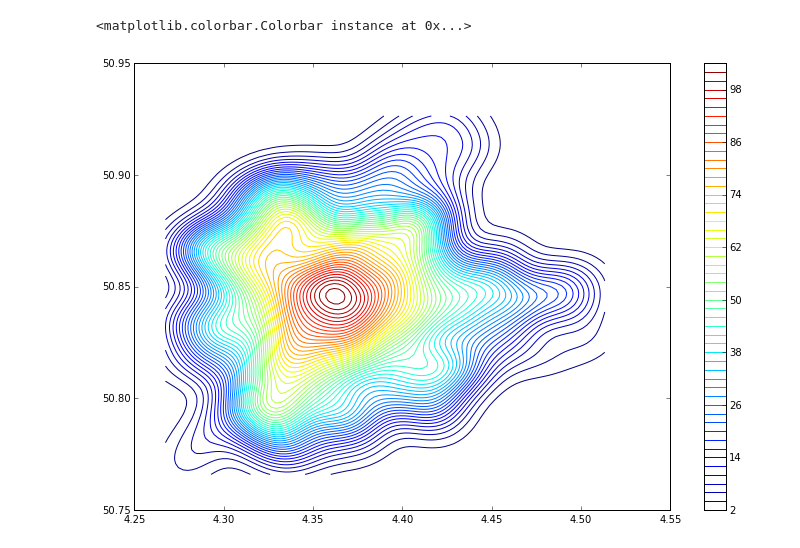
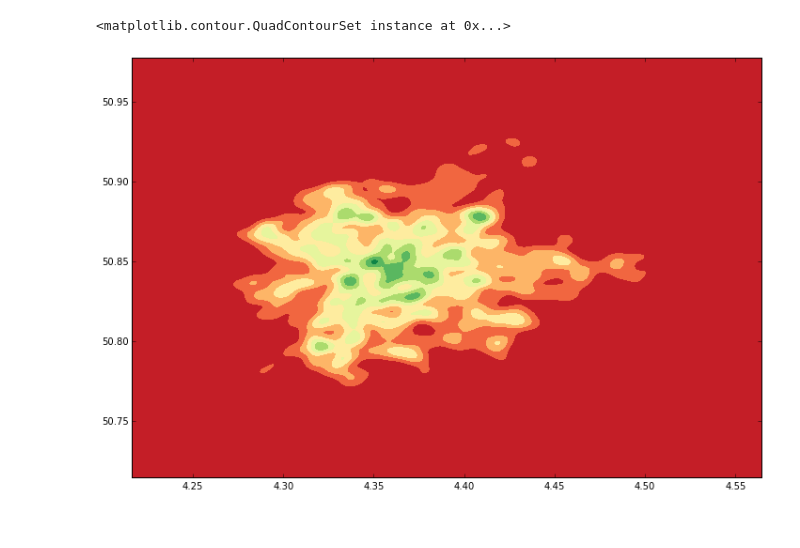
Before and after one commit to lunuju/infoviz, a Jupyter notebook: BxlGrid.ipynb, the cells around one changed output. Cells and saved outputs as stored; diff of their text form; code cells hidden in the pictures.

```diff
--- a/BxlGrid.ipynb
+++ b/BxlGrid.ipynb
@@ -8,21 +10,13 @@ import pandas as pd
 # %%
 df = pd.read_csv("arrets-stib.csv", delimiter=';')
 
-xmin, xmax = df.Longitude.min(), df.Longitude.max()
-ymin, ymax = df.Latitude.min(), df.Latitude.max()
+xmin, xmax = df.Longitude.min()-0.051, df.Longitude.max()+0.051
+ymin, ymax = df.Latitude.min()-0.051, df.Latitude.max()+0.051
 
-N = 100
+N = 1000
 XRange, YRange = np.linspace(xmin, xmax, N), np.linspace(ymin, ymax, N)
 XMat, YMat = np.meshgrid(XRange, YRange)
 
 X, Y = map(np.ravel, [XMat, YMat])
-Z = gaussian_kde([df.Longitude, df.Latitude])([X, Y])
+Z = gaussian_kde([df.Longitude, df.Latitude], 0.1)([X, Y])
+ZMat = Z.reshape(XMat.shape)
-# %%
-plt.figure(figsize=(12, 8))
-plt.contour(XRange, YRange, Z.reshape(XMat.shape), 64)
-plt.xlim([4.25, 4.55])
-plt.ylim([50.75, 50.95])
-plt.colorbar()
-# %% [output]
-<matplotlib.colorbar.Colorbar instance at 0x...>
-[figure, removed]
@@ -28,0 +29,6 @@ plt.colorbar()
+# %%
+plt.figure(figsize=(12, 8))
+plt.contourf(XRange, YRange, ZMat, cmap=plt.cm.RdYlGn)
+# %% [output]
+<matplotlib.contour.QuadContourSet instance at 0x...>
+[figure, added]
```
Also changed, not shown: parts of 3 cells of this notebook, 1 other file.
